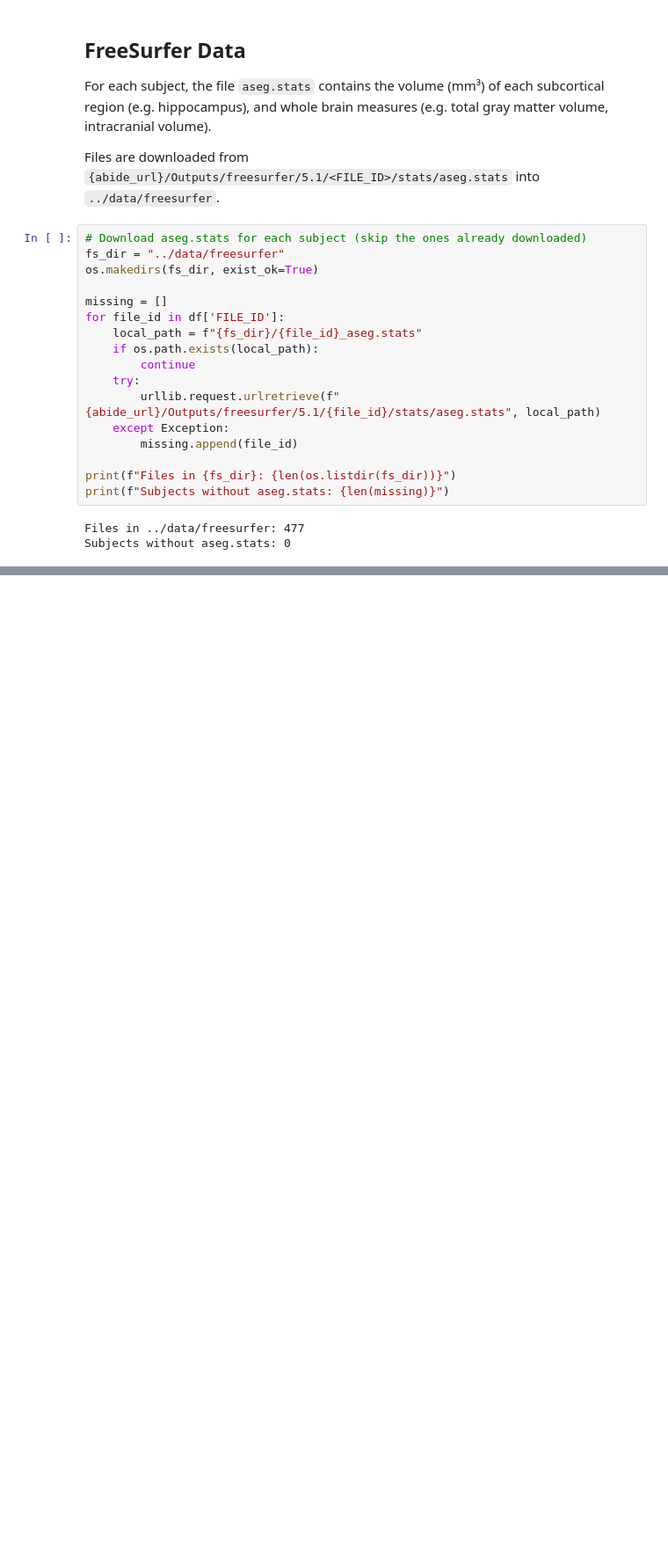
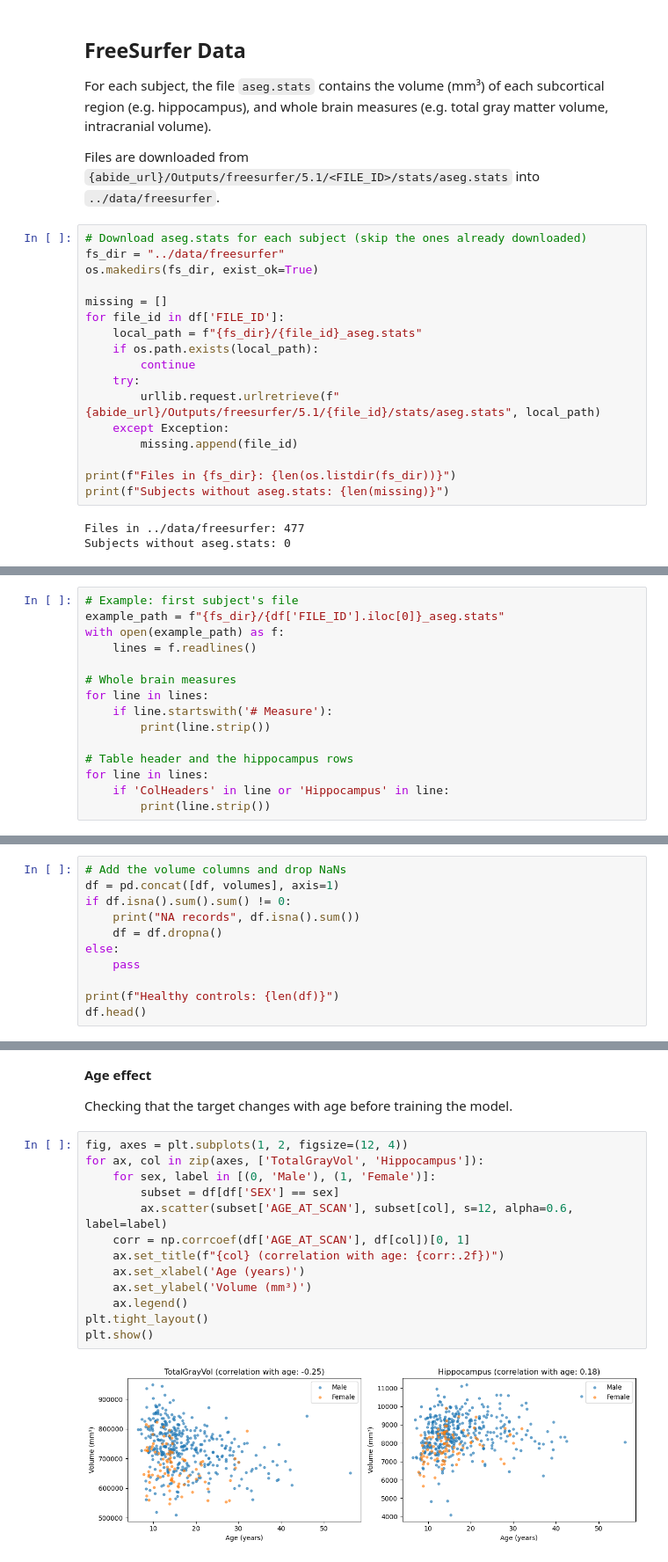
Before and after one commit to Amisor/Deep_NormativeBrain, a Jupyter notebook: notebooks/preprocessing_structural.ipynb, the cells around one changed output, grey strips where cells are left out. Shown at 88% size. Cells and saved outputs as stored; diff of their text form; blank space fills up the shorter version.

```diff
--- a/notebooks/preprocessing_structural.ipynb
+++ b/notebooks/preprocessing_structural.ipynb
@@ -106,0 +117,15 @@ Subjects without aseg.stats: 0
+# %%
+# Example: first subject's file
+example_path = f"{fs_dir}/{df['FILE_ID'].iloc[0]}_aseg.stats"
+with open(example_path) as f:
+    lines = f.readlines()
+
+# Whole brain measures
+for line in lines:
+    if line.startswith('# Measure'):
+        print(line.strip())
+
+# Table header and the hippocampus rows
+for line in lines:
+    if 'ColHeaders' in line or 'Hippocampus' in line:
+        print(line.strip())
@@ -106,0 +174,11 @@ Subjects without aseg.stats: 0
+# %%
+# Add the volume columns and drop NaNs
+df = pd.concat([df, volumes], axis=1)
+if df.isna().sum().sum() != 0:
+    print("NA records", df.isna().sum())
+    df = df.dropna()
+else:
+    pass
+
+print(f"Healthy controls: {len(df)}")
+df.head()
@@ -106,0 +193,19 @@ Subjects without aseg.stats: 0
+# %% [markdown]
+**Age effect**
+
+Checking that the target changes with age before training the model.
+# %%
+fig, axes = plt.subplots(1, 2, figsize=(12, 4))
+for ax, col in zip(axes, ['TotalGrayVol', 'Hippocampus']):
+    for sex, label in [(0, 'Male'), (1, 'Female')]:
+        subset = df[df['SEX'] == sex]
+        ax.scatter(subset['AGE_AT_SCAN'], subset[col], s=12, alpha=0.6, label=label)
+    corr = np.corrcoef(df['AGE_AT_SCAN'], df[col])[0, 1]
+    ax.set_title(f"{col} (correlation with age: {corr:.2f})")
+    ax.set_xlabel('Age (years)')
+    ax.set_ylabel('Volume (mm³)')
+    ax.legend()
+plt.tight_layout()
+plt.show()
+# %% [output]
+[figure, added]
```
Also changed, not shown: parts of 10 cells of this notebook, 2 other files.
